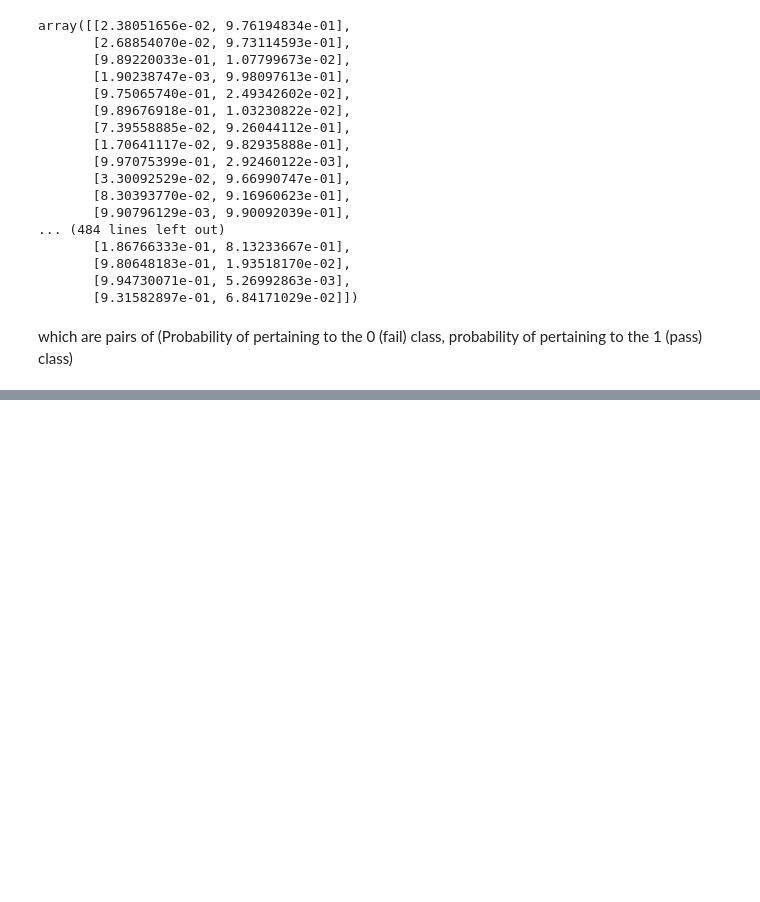
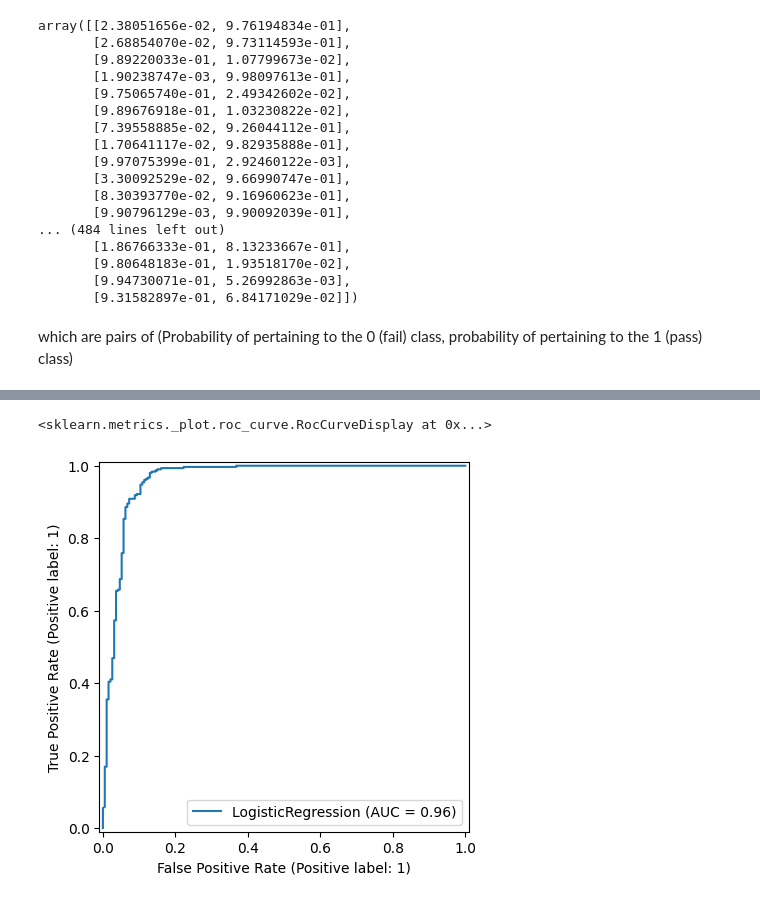
Before and after one commit to manuelvigarcia/python4ml_ds, a Jupyter notebook: resources/Notes/LogisticRegression/LogisticRegression.ipynb, the cells around one changed output, grey strips where cells are left out. Drawn from its saved outputs; the diff is of its cells as text; code cells hidden in the pictures; blank space fills up the shorter version.

```diff
--- a/resources/Notes/LogisticRegression/LogisticRegression.ipynb
+++ b/resources/Notes/LogisticRegression/LogisticRegression.ipynb
@@ -195,0 +280,5 @@ which are pairs of (Probability of pertaining to the 0 (fail) class, probability
+# %%
+RocCurveDisplay.from_estimator(log_model, scaled_X_test, y_test)
+# %% [output]
+<sklearn.metrics._plot.roc_curve.RocCurveDisplay at 0x...>
+[figure, added]
```
Also changed, not shown: parts of 24 cells of this notebook.
